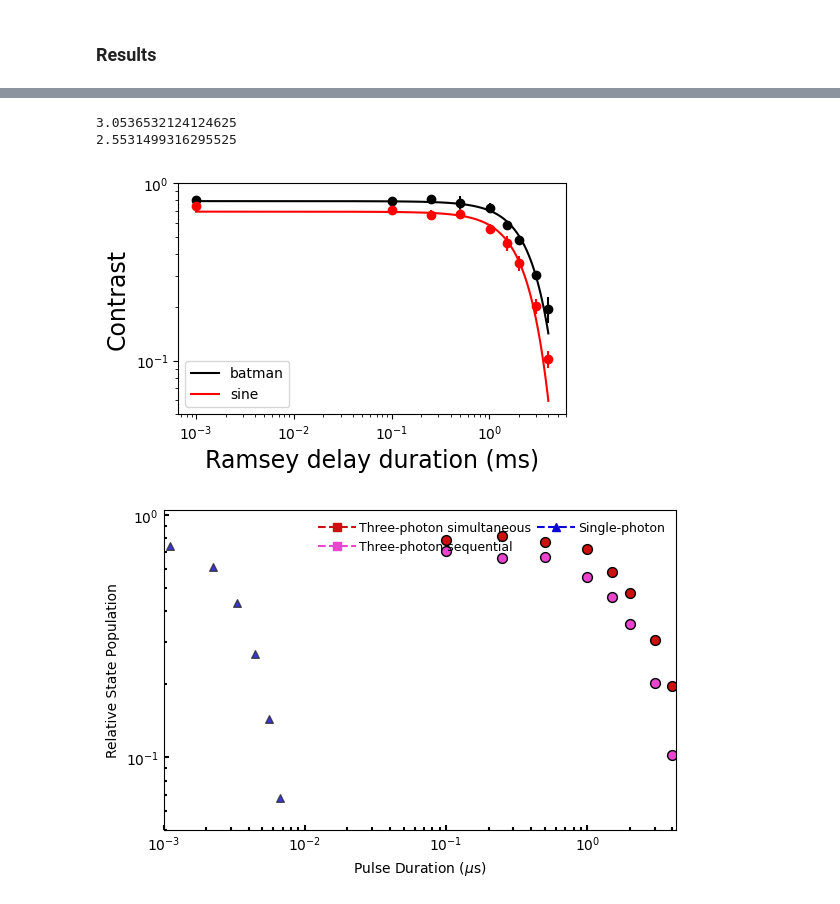
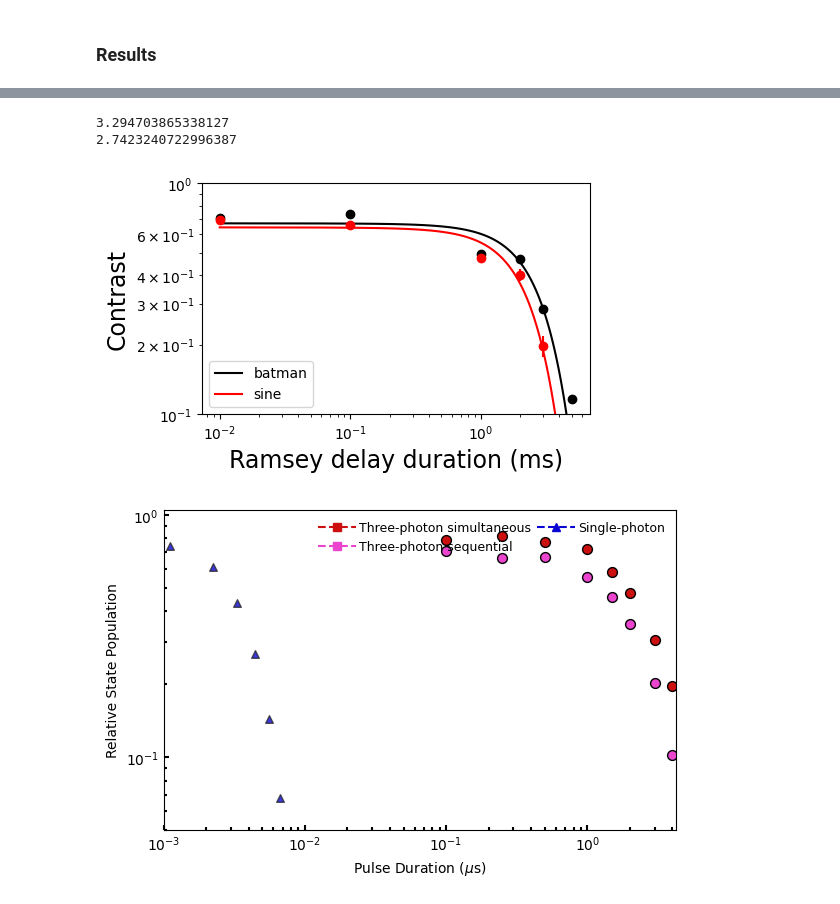
Before and after one commit to ejporterSU/ThreePhotonSimulations, a Jupyter notebook: ramsey_contrast.ipynb, the cells around one changed output, grey strips where cells are left out. Drawn from its saved outputs; the diff is of its cells as text; code cells hidden in the pictures.

```diff
--- a/ramsey_contrast.ipynb
+++ b/ramsey_contrast.ipynb
@@ -130,7 +176,7 @@ counts, bins, _ = plt.hist(x2, bins=20, alpha=0.5, color='blue',  edgecolor='bla
 bins = np.array(bins)
 bins = (bins[1:] + bins[:-1])/2
 
-popt1,pcov1 = curve_fit(batman,bins,counts, p0=[5,0.5, 0.9], maxfev=20000)
+popt1,pcov1 = curve_fit(batman,bins,counts, p0=[5,0.5, 0.1], maxfev=20000)
 plt.plot(batman(np.linspace(0,1,100),*popt1),np.linspace(0,1,100), color='red' )
 print([popt1[-1],np.sqrt(np.diag(pcov))[-1]])
 plt.xlim(0,30)
@@ -173,17 +219,17 @@ plt.show()
 ### Test bins
 # %%
 direc = "C:/Users/ggpan/OneDrive - Stanford/Research/manuscripts/DFSequentialPaper/ThreePhotonSimulations/Data/"
-RID = 75268
+RID = 75594
 
 exp = ExpViewer(RID, dir=direc)
 ims = np.array(exp.images)
 
-ims = ims[:,100:275, 50:150]
+ims = ims[:,100:275, 90:100]
 threshold = 20
 ims = np.where(ims > threshold, ims, 0)
 
-port_bins = (20, 60, 127,280)
-for val in bins:
+port_bins = (20, 40, 115,280)
+for val in port_bins:
     plt.axhline(val, color='red')
 plt.imshow(1-ims[2],cmap='Greys')  # check that processed image looks good
 plt.show()
@@ -192,22 +238,22 @@ plt.show()
 # %% [markdown]
 ### Definition
 # %%
-nrepeats=5
-npoints=100
+nrepeats=10
+npoints=300
 
 def analyze_rid(rid, plot_data=False):
 
     exp = ExpViewer(rid, dir=direc)
     ims = np.array(exp.images)
 
-    ims = ims[:,100:275, 50:150]
+    ims = ims[:,100:275, 90:100]
     threshold = 20
     ims = np.where(ims > threshold, ims, 0)
 
     x1 = [np.sum(ims[i,port_bins[1]:port_bins[2],:])/np.sum(ims[i,port_bins[1]:port_bins[3],:]) for i in range(len(ims))]
     x2 = [np.sum(ims[i,port_bins[2]:port_bins[3],:])/np.sum(ims[i,port_bins[1]:port_bins[3],:]) for i in range(len(ims))]
 
-    p = np.linspace(0,2*np.pi,int(npoints/nrepeats))
+    p = np.linspace(0,4*np.pi,int(npoints/nrepeats))
 
     x1avg = np.mean(np.reshape(x1,[int(npoints/nrepeats),nrepeats]),axis=1)
     x1err= np.std(np.reshape(x1,[int(npoints/nrepeats),nrepeats]),axis=1)
@@ -217,11 +263,11 @@ def analyze_rid(rid, plot_data=False):
     p2 = [item for item in p for _ in range(nrepeats)]
     popt, pcov = curve_fit(sineFit, p2, x2, p0=[0.5,3.14, 0.5], maxfev=20000)
 
-    counts, bins = np.histogram(x2, bins=10)
+    counts, bins = np.histogram(x2, bins=30)
     bins = np.array(bins)
     bins = (bins[1:] + bins[:-1])/2
 
-    popt1,pcov1 = curve_fit(batman,bins,counts, p0=[5,0.5, 0.8], maxfev=20000)
+    popt1,pcov1 = curve_fit(batman,bins,counts, p0=[5,0.5, max(x2avg)-min(x2avg)], maxfev=20000)
 
     if plot_data:
         fig, (ax1, ax2) = plt.subplots(1, 2, gridspec_kw={'width_ratios': [2, 1]}, figsize=(5, 3))
@@ -242,7 +288,7 @@ def analyze_rid(rid, plot_data=False):
         bins = (bins[1:] + bins[:-1])/2
         ax2.plot(batman(np.linspace(0,1,100),*popt1),np.linspace(0,1,100), color='red' )
         ax2.set_ylim(0,1)
-        ax2.set_xlim(0,30)
+        ax2.set_xlim(0,50)
         # Label the histogram
         ax2.set_xlabel('Counts')
         ax2.set_yticks([])
@@ -262 +305,4 @@ times = np.array([0,0.1,0.25,0.5,1,1.5,2,3,4])+0.001
+# %%
+RID_list=[75594,75595,75596,75598,75599,75600]
+times = np.array([0.01,0.1,1,2,3,5])
 # %%
@@ -299,28 +342,28 @@ batman_contrast_list
 # %%
 plt.figure(figsize=(5,3))
 popt, pcov = curve_fit(gausFit, times, batman_contrast_list, p0=[1,1.500], maxfev=20000)
 #popt1, pcov1 = curve_fit(sineFit, f, x2, p0=[0.5,5, 0, 0.5], maxfev=20000)
 plt.plot(np.linspace(times[0],times[-1],100), gausFit(np.linspace(times[1],times[-1],100), *popt), c='black',label='batman')
 print(popt[-1]*np.sqrt(2))
 plt.errorbar(times, batman_contrast_list, yerr=batman_contrast_err_list, c='black',fmt='o')
 
 popt, pcov = curve_fit(gausFit, times, sine_contrast_list, p0=[1,1.500], maxfev=20000)
 #popt1, pcov1 = curve_fit(sineFit, f, x2, p0=[0.5,5, 0, 0.5], maxfev=20000)
 plt.plot(np.linspace(times[0],times[-1],100), gausFit(np.linspace(times[1],times[-1],100), *popt), c='red',label='sine')
 print(popt[-1]*np.sqrt(2))
 plt.errorbar(times, sine_contrast_list, yerr=sine_contrast_err_list, c='red',fmt='o')
 
 plt.legend()
 plt.xlabel("Ramsey delay duration (ms)", fontsize=17)
 plt.ylabel("Contrast", fontsize=17)
-plt.ylim(0.05,1)
+plt.ylim(0.1,1)
 plt.xscale('log')
 plt.yscale('log')
 plt.show()
 # %% [output]
-3.0536532124124625
-2.5531499316295525
+3.294703865338127
+2.7423240722996387
-[figure, old version]
+[figure, new version]
 # %%
 # --- PLOTS PARAMS -------------
 update_2_2 = True
```
Also changed, not shown: parts of 10 cells of this notebook, 16 other files.
